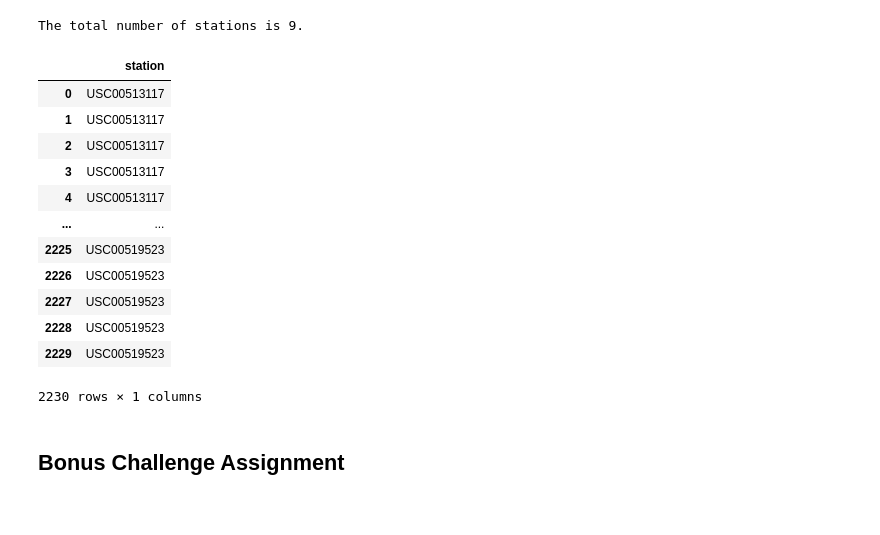
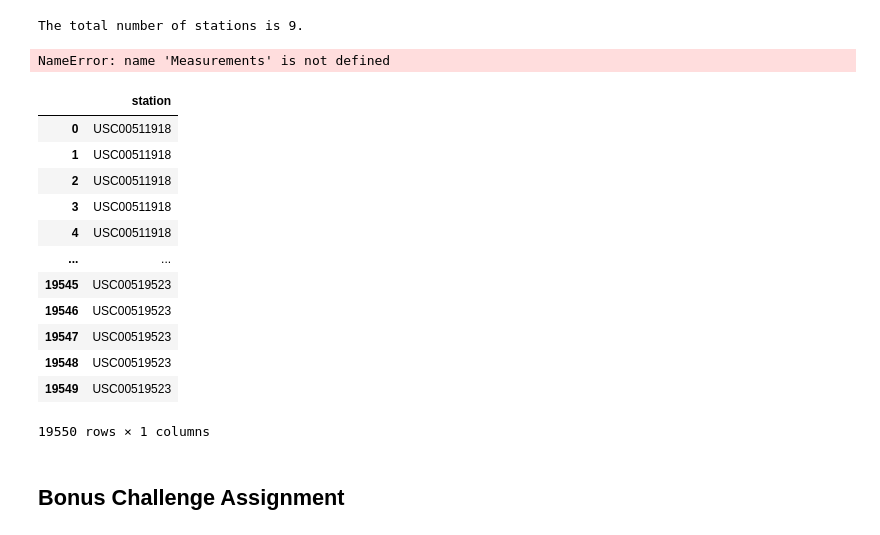
Before and after one commit to Michelin96/sqlalchemy-challenge, a Jupyter notebook: climate.ipynb, the cells around one changed output. Drawn from its saved outputs; the diff is of its cells as text; code cells hidden in the pictures.

```diff
--- a/climate.ipynb
+++ b/climate.ipynb
@@ -275,33 +267,3 @@ station_count = session.query(Station.station).count()
 print(f"The total number of stations is {station_count}.")
 # %% [output]
 The total number of stations is 9.
-# %%
-# What are the most active stations? (i.e. what stations have the most rows)?
-# Filter out the stations and corresponding measurements for the last year
-stations_last_year = session.query(Measurement.station) \
-.filter(Measurement.date >= '2016-08-23').order_by(Measurement.station).all()
-
-stations_last_year = session.query(Measurement.station) \
-.filter(Measurement.date >= '2016-08-23').order_by(Measurement.station).all()
-
-stations = pd.DataFrame(stations_last_year, columns=['station'])
-active_stations = stations.groupby("")
-#groupby station name
-# last_twelve_months = engine.execute('SELECT date, prcp FROM measurement \
-# WHERE date <= "2017-08-23" AND date >= "2016-08-23" ORDER BY date').fetchall()
-
-# List the stations and the counts in descending order.
-# %% [output]
-|  | station |
-| 0 | USC00513117 |
-| 1 | USC00513117 |
-| 2 | USC00513117 |
-| 3 | USC00513117 |
-| 4 | USC00513117 |
-| ... | ... |
-| 2225 | USC00519523 |
-| 2226 | USC00519523 |
-| 2227 | USC00519523 |
-| 2228 | USC00519523 |
-| 2229 | USC00519523 |
-2230 rows × 1 columns
@@ -311,2 +270,46 @@ active_stations = stations.groupby("")
+# %%
+# What are the most active stations in the complete data set? (i.e. what stations have the most rows)?
+
+# Get all the stations and corresponding measurements using the measurement database
+all_measurements = session.query(Measurement.station, Measurements.tobs).order_by(Measurement.station).all()
+
+# Make a data frame of the station and station name
+station_names = session.query(Station.id, Station.station, Station.name).order_by(Station.station).all()
+station_names_df = pd.DataFrame(station_names, columns=['id','station', 'name'])
+
+# Make a data frame of the measurements at each station
+all_measurements_df = pd.DataFrame(all_measurements, columns=['station', 'tobs'])
+
+# Merge the measurement and station data frames by station name
+all_stations = pd.merge(all_measurements_df['station'], station_names_df, on='station', how='left')
+all_stations = all_stations.rename(columns={'id':'station id', 'station': 'measurements count'})
+
+#Group by station name
+active_stations = all_stations.groupby(['name', 'station id']).count()
+
+# List the station names and id with the measurements count in descending order.
+active_stations.sort_values('measurements count', ascending=False)
+# %% [output]
+NameError: name 'Measurements' is not defined
+# %%
+# Get all the temp data for station 7
+station7_temps = session.query(Measurement.id, Measurement.tobs).filter(Measurement.id == '7').all()
+station7_temps
+# Find the min, max, and avg temperature (tobs), for station 7, the most active
+all_measurements
+# %% [output]
+|  | station |
+| 0 | USC00511918 |
+| 1 | USC00511918 |
+| 2 | USC00511918 |
+| 3 | USC00511918 |
+| 4 | USC00511918 |
+| ... | ... |
+| 19545 | USC00519523 |
+| 19546 | USC00519523 |
+| 19547 | USC00519523 |
+| 19548 | USC00519523 |
+| 19549 | USC00519523 |
+19550 rows × 1 columns
 # %%
 # Choose the station with the highest number of temperature observations.
```
Also changed, not shown: parts of 5 cells of this notebook.
